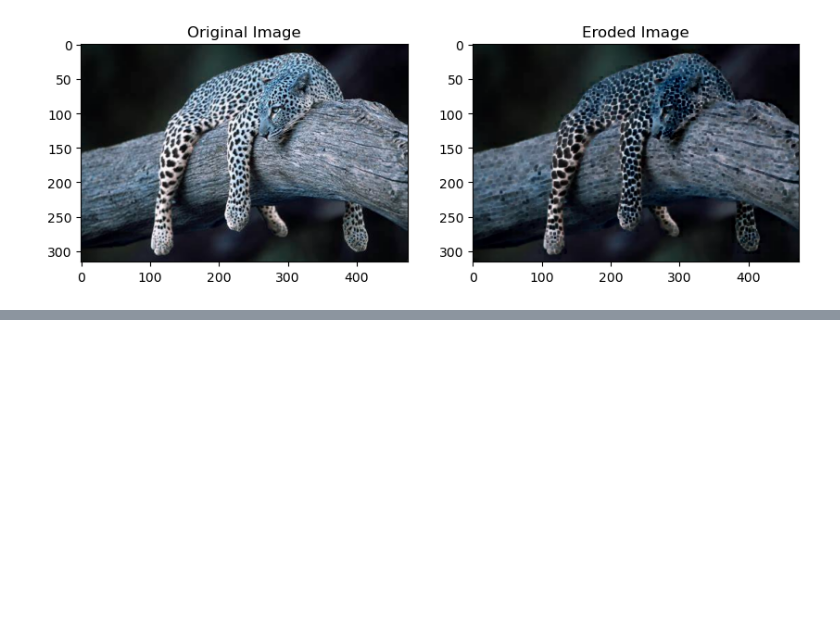
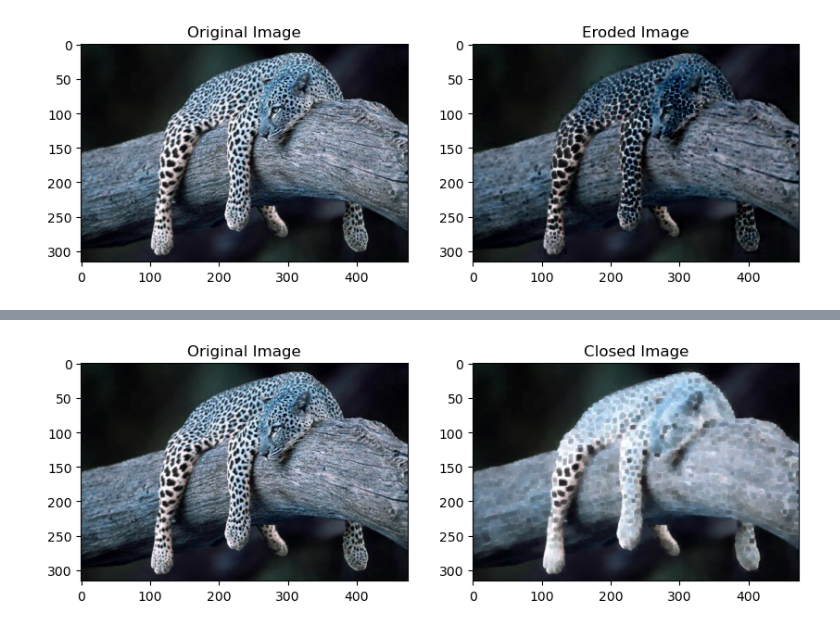
Before and after one commit to Syed-kashif0627/IVP, a Jupyter notebook: morphologicaImageProcessing.ipynb, the cells around one changed output, grey strips where cells are left out. Drawn from its saved outputs; the diff is of its cells as text; code cells hidden in the pictures; blank space fills up the shorter version.

```diff
--- a/morphologicaImageProcessing.ipynb
+++ b/morphologicaImageProcessing.ipynb
@@ -60,0 +75,23 @@ opened=cv2.morphologyEx(img,cv2.MORPH)
+# %%
+## Closing
+#  closing is a dilation operation followed by an erosion. It is useful for closing small
+
+img=cv2.imread('C:/Users/M.Tech DS006/Desktop/OIP.jfif')
+
+kernel=np.ones((5,5),np.uint8)
+
+closed=cv2.morphologyEx(img,cv2.MORPH_CLOSE,kernel)
+
+plt.figure(figsize=(10,5))
+
+plt.subplot(1,2,1)
+plt.title('Original Image')
+plt.imshow(img)
+
+plt.subplot(1,2,2)
+plt.title('Closed Image')
+plt.imshow(closed)
+
+plt.show()
+# %% [output]
+[figure, added]
```
Also changed, not shown: parts of 1 cell of this notebook.
